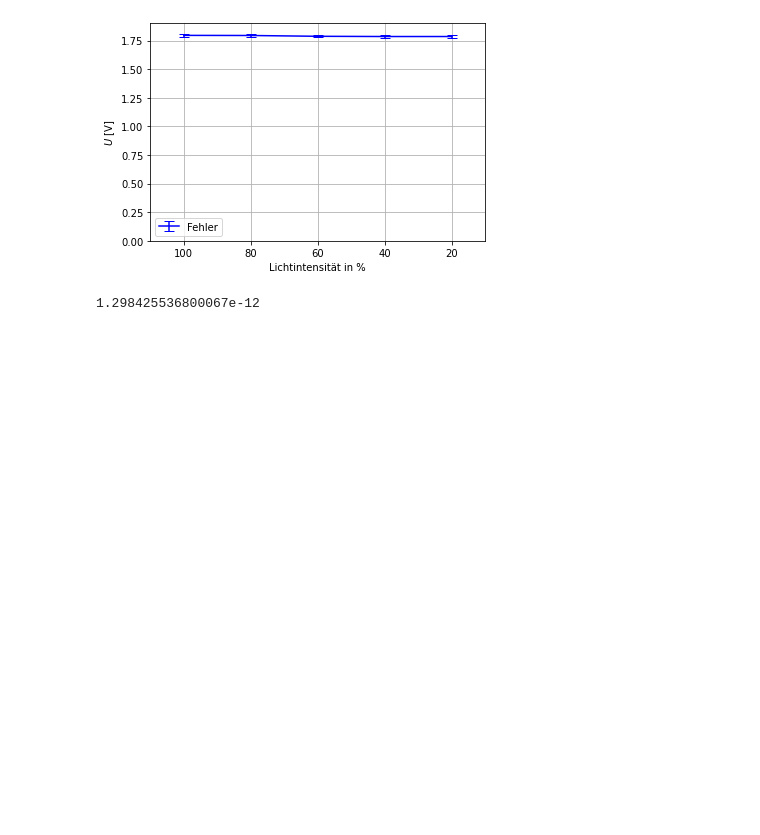
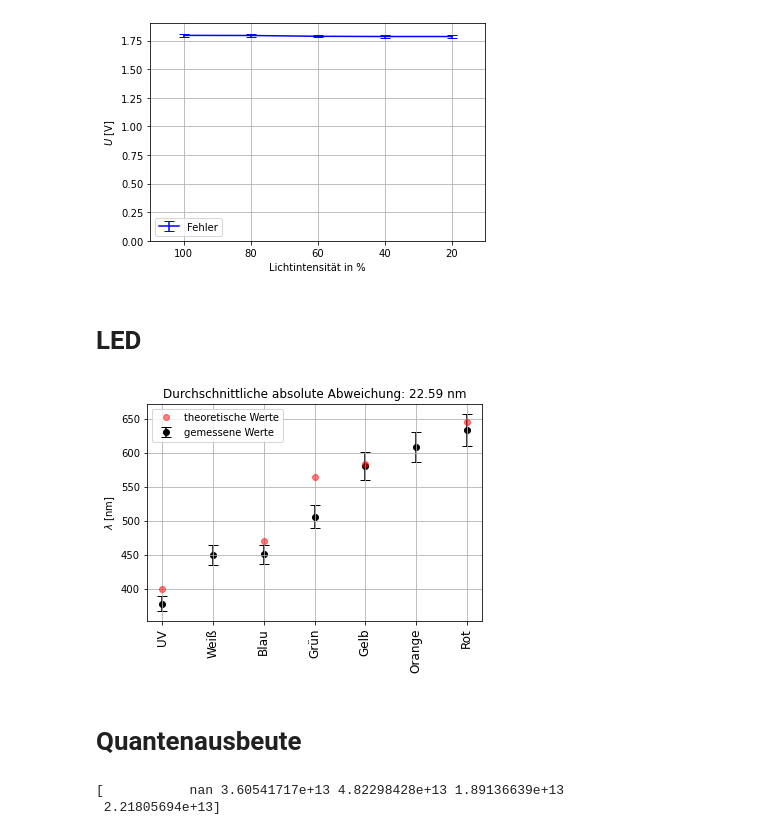
Before and after one commit to Alex-Adam25/python, a Jupyter notebook: Experiment_AP2/h plot.ipynb, the cells around one changed output. Saved outputs shown, nothing was run; the diff lists cells and outputs as text; code cells hidden in the pictures; blank space fills up the shorter version.

```diff
--- a/Experiment_AP2/h plot.ipynb
+++ b/Experiment_AP2/h plot.ipynb
@@ -2,7 +2,7 @@
 %run ./odr.ipynb
 h_lit=6.62607015*10**-34 #https://physics.nist.gov/cgi-bin/cuu/Value?h
 e_lit=1.602176634*10**-19#https://physics.nist.gov/cgi-bin/cuu/Value?e
-
+c_lit=299792458#https://physics.nist.gov/cgi-bin/cuu/Value?c
 ge=5.18672*10**14
 gr=5.48996*10**14
 b=6.87858*10**14
@@ -192,8 +249,57 @@ plt.savefig("int_v",dpi=300)
 plt.show()
 # %% [output]
 [figure]
-# %%
-C=9/(np.log(2)*10**13)
-print(C)
-# %% [output]
-1.298425536800067e-12
+# %% [markdown]
+# LED
+# %%
+
+w_theo=np.nan
+o_theo=np.nan
+
+ge_theo=583*10**-9
+b_theo=470*10**-9
+gr_theo=565*10**-9
+r_theo=645*10**-9
+uv_theo=400*10**-9
+l_theo=np.array([uv_theo,np.nan,b_theo,gr_theo,ge_theo,np.nan,r_theo])
+
+#uv,weiß,blau,grün,gelb,orange,rot
+ss=np.array([1.886,1.381,1.377,1.086,0.782,0.686,0.609])
+ss_err=np.full(len(ss),y_fehler)
+
+f=(ss+p_final)*e_lit/h_final
+f_err=np.sqrt((e_lit*ss_err/h_final)**2+(e_lit*p_final_err/h_final)**2+(e_lit*(p_final+ss)*h_final_err/h_final**2)**2)
+l=c_lit/f
+l_err=c_lit*f_err/f**2
+ldiff=(l-l_theo)*10**9
+lmean=np.nanmean(np.abs(ldiff))
+
+
+x=np.arange(1,len(ss)+1,1)
+fig, ax = plt.subplots(1,1)
+
+ax.errorbar(x, l*10**9, yerr=l_err*10**9,fmt="o" , color="k", label="gemessene Werte",capsize=5,zorder=1)
+ax.plot(x,l_theo*10**9,'ro',label="theoretische Werte",alpha=0.5,zorder=2)
+
+ax.set_xticks(x)
+x_ticks_labels = ['UV','Weiß','Blau','Grün','Gelb','Orange','Rot']
+ax.set_xticklabels(x_ticks_labels, rotation='vertical', fontsize=12)
+
+plt.ylabel("$\lambda$ [nm]")
+plt.legend()
+plt.title("Durchschnittliche absolute Abweichung: {:.2f}".format(lmean)+" nm")
+plt.grid()
+# %% [output]
+[figure, added]
+# %% [markdown]
+#  Quantenausbeute
+# %%
+#UV,V,B,Gr,Ge
+A=np.array([0.39,0.61,1.36,1.2,1.72])*10**-6
+E_s_led=A*(1/e_lit)
+Qausbeute=np.array([np.nan,12,20,45,55])*0.01*(88/100)
+P_s=E_s_led/Qausbeute
+print(P_s)
+# %% [output]
+[           nan 3.60541717e+13 4.82298428e+13 1.89136639e+13
+ 2.21805694e+13]
```
Also changed, not shown: parts of 8 cells of this notebook, 1 other file.
